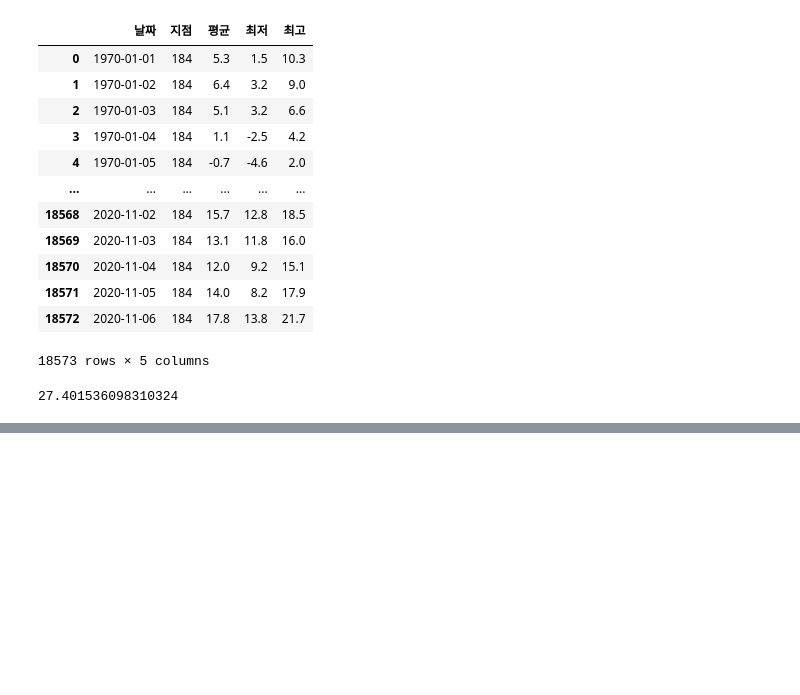
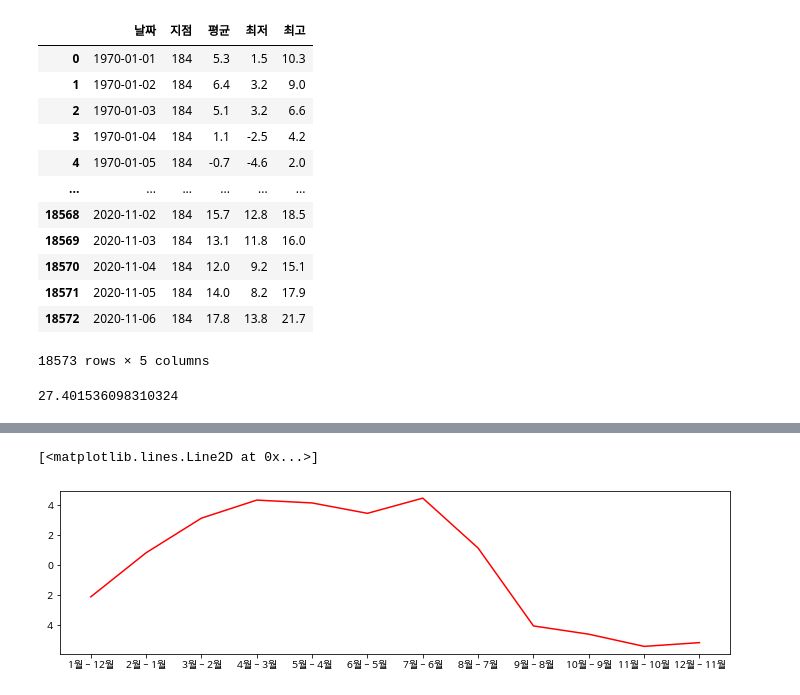
Before and after one commit to Penguin-God/JungAng_HighSchool_Data, a Jupyter notebook: 수행평가/제주기온.ipynb, the cells around one changed output, grey strips where cells are left out. Drawn from its saved outputs; the diff is of its cells as text; code cells hidden in the pictures; blank space fills up the shorter version.

```diff
--- a/수행평가/제주기온.ipynb
+++ b/수행평가/제주기온.ipynb
@@ -70,6 +70,7 @@ for Month in range(1,13):
     index = 0
     total = 0
     divisionValue = 0
-    valueArray.append("%0.2f" % monthAverage)
-valueArray
+    appendValue = "%0.2f" % monthAverage
+    valueArray.append(float(appendValue))
+valueArray # 월 평균 리스트
 # %% [output]
@@ -88,10 +78,18 @@ valueArray
 # %%
-일교차 = [] # 12 - 1, 2 - 1, .....순서대로 연교차를 담는 배열
+칼럼 = []
+일교차 = [] # 1 - 12, 2 - 1, .....순서대로 연교차를 담는 배열
 for i in range(len(valueArray)):
-    Value = float(valueArray[i])
-    subValue = float(valueArray[i - 1])
+    # 월교차 구하기
+    Value = valueArray[i]
+    subValue = valueArray[i - 1]
     월교차 = Value - subValue
     월교차편집 = "%0.2f" % 월교차
     일교차.append(float(월교차편집))
+    # 편의성 글
+    ValueIndex = valueArray.index(Value) + 1
+    subValueIndex = valueArray.index(subValue) + 1
+    #print(str(ValueIndex) + "월", "-", str(subValueIndex) + "월", " = ", 일교차[i])
+    칼럼.append(str(ValueIndex) + "월" + " - " + str(subValueIndex) + "월")
 일교차
+칼럼
 # %% [output]
@@ -98,0 +132,11 @@ for i in range(len(valueArray)):
+# %%
+
+#나눔 글꼴 설치하기
+import matplotlib.pyplot as plt
+plt.rc('font', family='NanumBarunGothic')
+
+plt.figure(figsize=(12, 3))
+plt.plot(칼럼, 일교차, c = 'red')
+# %% [output]
+[<matplotlib.lines.Line2D at 0x...>]
+[figure, added]
```
Also changed, not shown: parts of 5 cells of this notebook, 1 other file.
